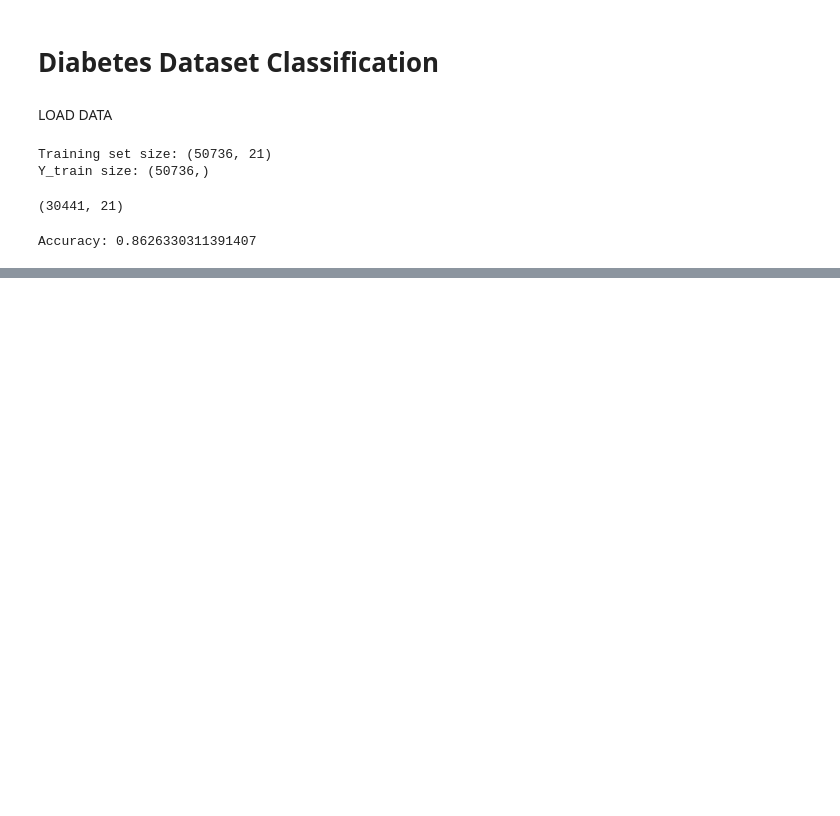
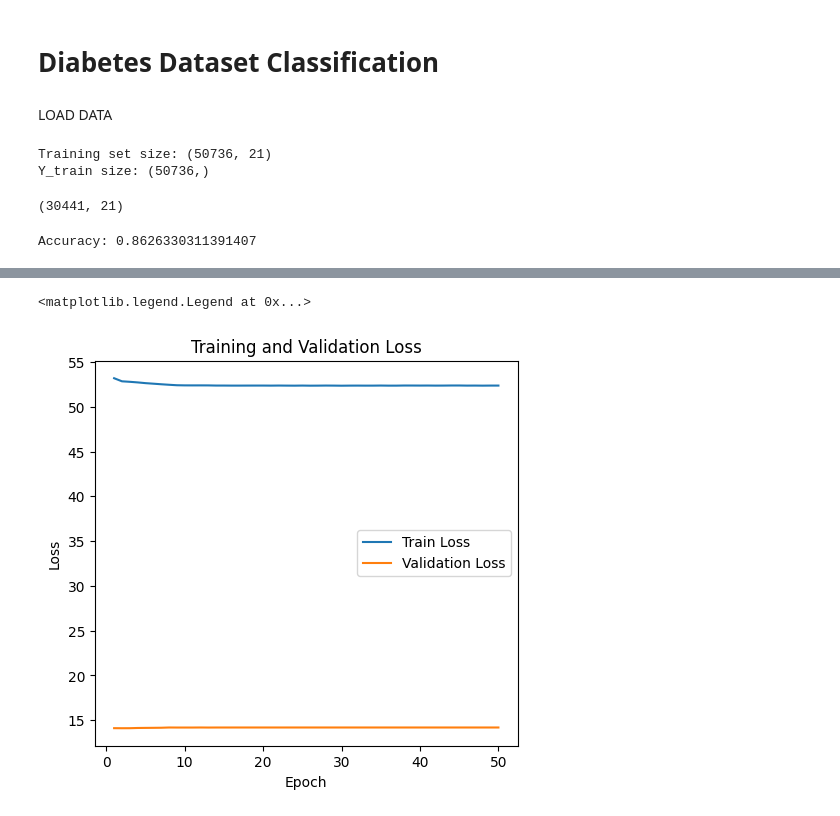
Before and after one commit to Josh-clst/Intro-ML-Mini-Project, a Jupyter notebook: Diabetes_dataset_classfication.ipynb, the cells around one changed output, grey strips where cells are left out. Drawn from its saved outputs; the diff is of its cells as text; code cells hidden in the pictures; blank space fills up the shorter version.

```diff
--- a/Diabetes_dataset_classfication.ipynb
+++ b/Diabetes_dataset_classfication.ipynb
@@ -125,0 +147,7 @@ KeyboardInterrupt:
+# %%
+size = 0.8
+X_train, X_temp, Y_train,  Y_temp = train_test_split(X, Y, test_size=size, random_state=42, stratify=Y)
+
+X_train, X_test, Y_train, Y_test = train_test_split(X_train, Y_train, test_size=0.2, random_state=42, stratify=Y_train)
+
+X_train, X_val, Y_train, Y_val = train_test_split(X_train, Y_train, test_size=0.25, random_state=42, stratify=Y_train)
@@ -125,0 +195,22 @@ KeyboardInterrupt:
+# %%
+history_bal = train_model(
+    model,
+    train_loader,
+    val_loader,
+    criterion,
+    optimizer,
+    device,
+    num_epochs,
+    scheduler_type=scheduler_type,
+    print_every_epochs=5
+)
+# Plot training/validation loss and accuracy curves
+plt.figure(figsize=(12, 5))
+plt.subplot(1, 2, 1)
+plt.plot(history_bal["epoch"], history_bal["train_loss"], label="Train Loss")
+plt.plot(history_bal["epoch"], history_bal["val_loss"], label="Validation Loss")
+plt.xlabel("Epoch")
+plt.ylabel("Loss")
+plt.title("Training and Validation Loss")
+plt.legend()
+# %% [output]
@@ -125,0 +229,2 @@ KeyboardInterrupt:
+<matplotlib.legend.Legend at 0x...>
+[figure, added]
```
Also changed, not shown: parts of 5 cells of this notebook.
